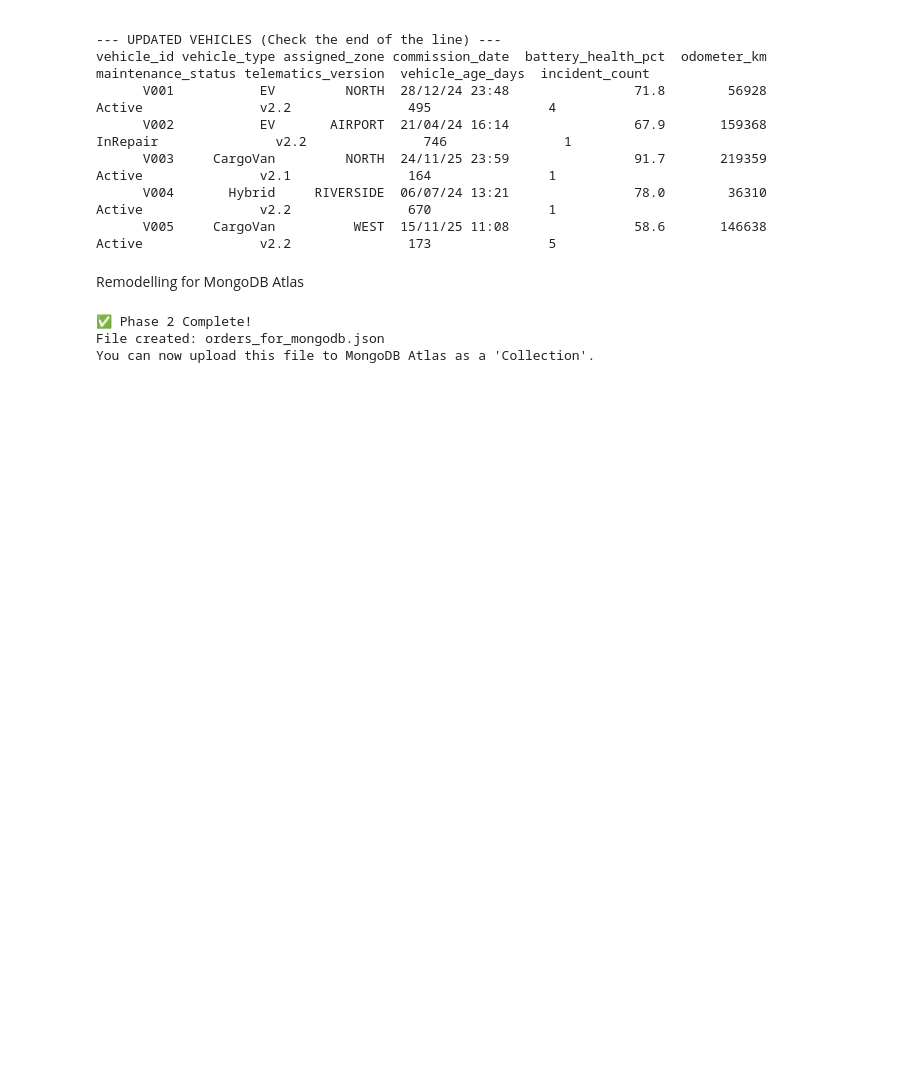
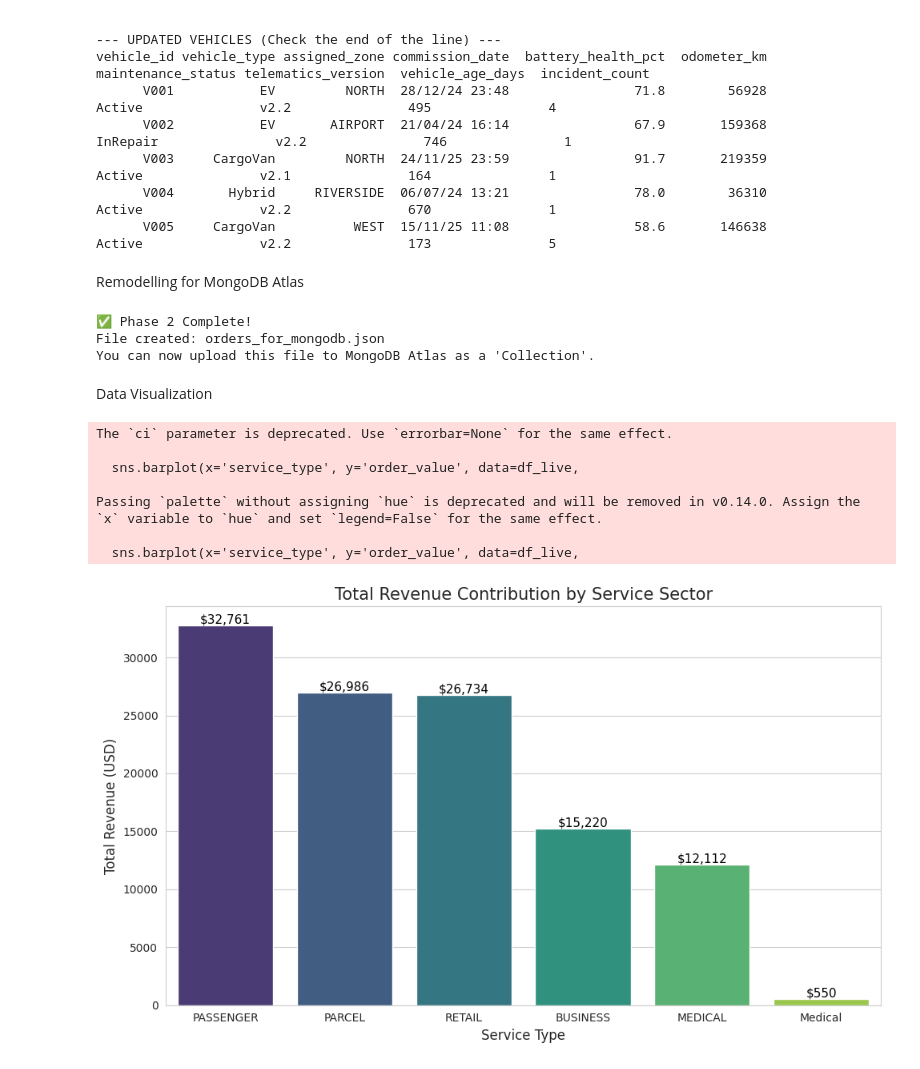
Before and after one commit to paulsamrobart-gif/NorthStar-Logistics-Data-Pipeline, a Jupyter notebook: DBA_Assignment_Python.ipynb, the cells around one changed output. Cells and saved outputs as stored; diff of their text form; code cells hidden in the pictures; blank space fills up the shorter version.

Commit message:
Added a bar chart

```diff
--- a/DBA_Assignment_Python.ipynb
+++ b/DBA_Assignment_Python.ipynb
@@ -590,3 +590,54 @@ print("You can now upload this file to MongoDB Atlas as a 'Collection'.")
 ✅ Phase 2 Complete!
 File created: orders_for_mongodb.json
 You can now upload this file to MongoDB Atlas as a 'Collection'.
+# %% [markdown]
+Data Visualization
+# %%
+import matplotlib.pyplot as plt
+import seaborn as sns
+import pandas as pd
+import pymongo
+
+# 1. Connect and Fetch Data
+uri = "mongodb+srv://paulsamrobart_db_user:paul34658@paulcluster.gpkt1dk.mongodb.net/?retryWrites=true&w=majority&appName=PaulCluster"
+client = pymongo.MongoClient(uri)
+db = client['NorthStar_Logistics']
+collection = db['Orders_Nested']
+
+# Fetch only the fields we need for visualization
+cursor = collection.find({}, {"service_type": 1, "order_details.value": 1, "_id": 0})
+df_live = pd.json_normalize(list(cursor))
+
+# 2. Clean up column names for easier plotting
+df_live.columns = ['service_type', 'order_value']
+
+# 3. Create the Visualization
+plt.figure(figsize=(10, 6))
+sns.set_style("whitegrid")
+
+# Create a bar plot showing total revenue per service type
+sns.barplot(x='service_type', y='order_value', data=df_live,
+            estimator=sum, palette='viridis', ci=None)
+
+plt.title('Total Revenue Contribution by Service Sector', fontsize=15)
+plt.xlabel('Service Type', fontsize=12)
+plt.ylabel('Total Revenue (USD)', fontsize=12)
+
+# Add data labels on top of bars
+ax = plt.gca()
+for p in ax.patches:
+    ax.annotate(f'${p.get_height():,.0f}', (p.get_x() + p.get_width() / 2., p.get_height()),
+                ha='center', va='center', fontsize=11, color='black', xytext=(0, 5),
+                textcoords='offset points')
+
+plt.tight_layout()
+plt.show()
+# %% [output]
+The `ci` parameter is deprecated. Use `errorbar=None` for the same effect.
+
+  sns.barplot(x='service_type', y='order_value', data=df_live,
+
+Passing `palette` without assigning `hue` is deprecated and will be removed in v0.14.0. Assign the `x` variable to `hue` and set `legend=False` for the same effect.
+
+  sns.barplot(x='service_type', y='order_value', data=df_live,
+[figure, added]
```
